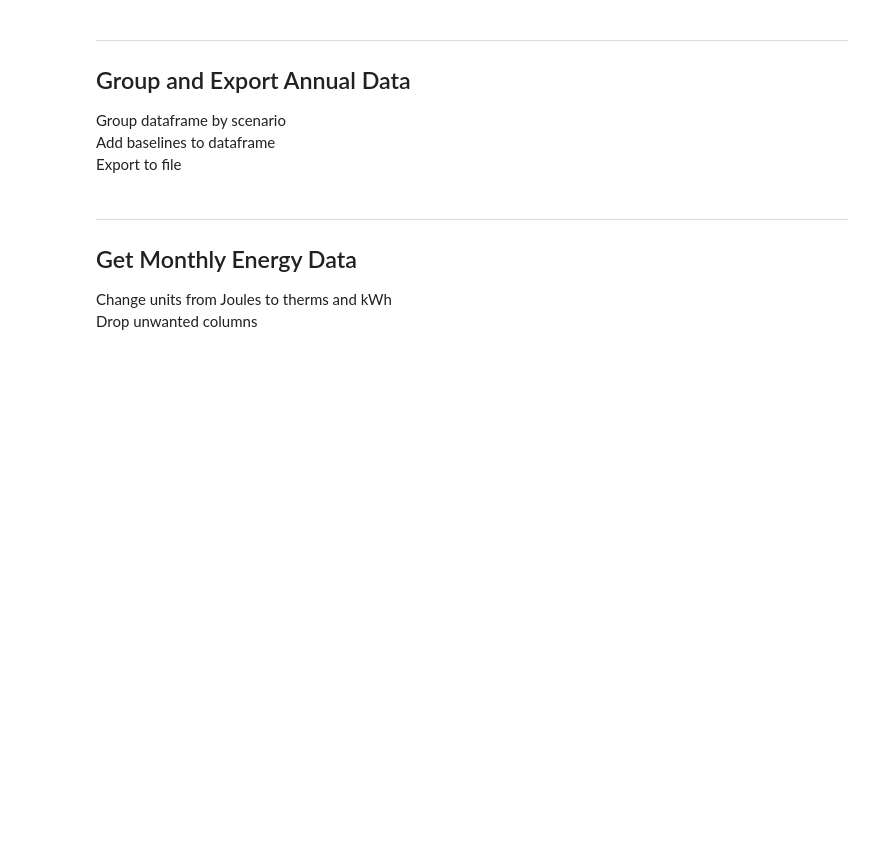
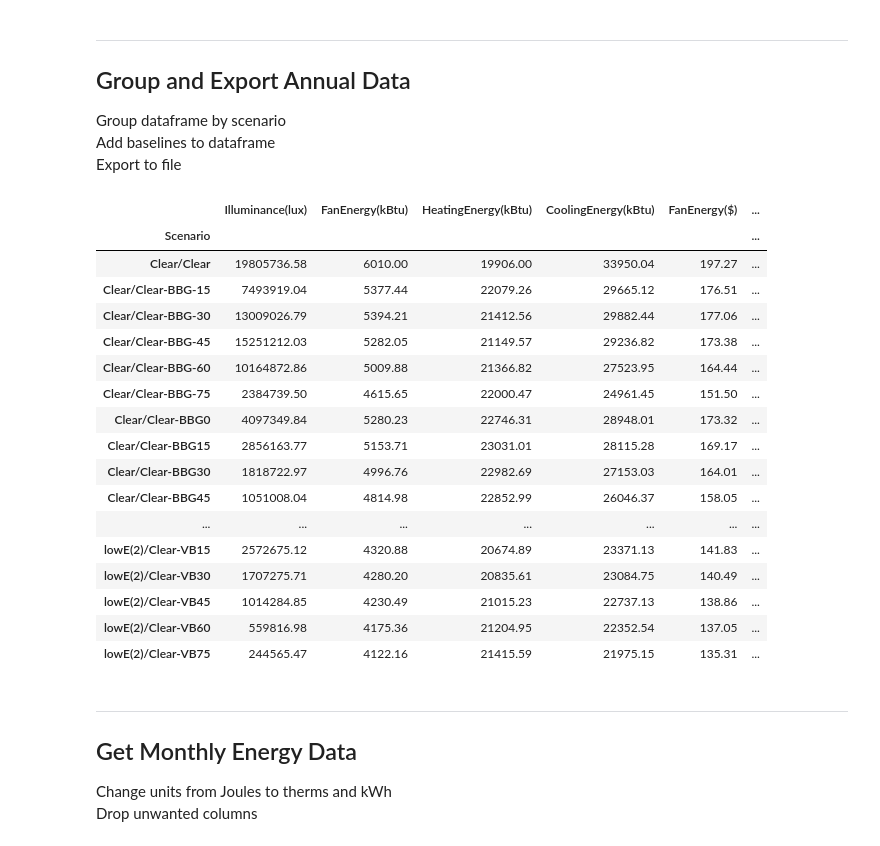
Before and after one commit to klharp/EPlus-Dashboard-ODL, a Jupyter notebook: HOU_Scraper.ipynb, the cells around one changed output. Drawn from its saved outputs; the diff is of its cells as text; code cells hidden in the pictures; blank space fills up the shorter version.

```diff
--- a/HOU_Scraper.ipynb
+++ b/HOU_Scraper.ipynb
@@ -112,6 +106,6 @@ get_annual["CoolingEnergy(kBtu)"] = get_annual["CoolingEnergy[J](Hourly) "] * .0
 #get_annual
 # %%
 # Drop columns
-get_annual.drop(columns = ["Illuminance(lux)", "FanEnergy[J](Hourly)", "HeatingEnergy[J](Hourly)", "CoolingEnergy[J](Hourly) "], axis=1, inplace=True)
+get_annual.drop(columns = ["FanEnergy[J](Hourly)", "HeatingEnergy[J](Hourly)", "CoolingEnergy[J](Hourly) "], axis=1, inplace=True)
 
-#get_annual
+get_annual
@@ -216,7 +252,7 @@ Add baselines to dataframe<br>
 Export to file
 # %%
 # Group by scenario
-annualData = allAnnualData.groupby(["Scenario"], as_index=False)
+annualData = allAnnualData.groupby(["Scenario"], as_index=True)
 
 #annualData.sum().round(2)
 # %%
@@ -226,9 +262,28 @@ annualDataFinal = annualData.sum().round(2)
 # %%
 # Add columns for delta from base
 annualDataFinal["DeltaEnergyFromBase"] = annualDataFinal["AnnualEnergy(kBtu)"] - annualEnergy
 annualDataFinal["DeltaCostFromBase"] = annualDataFinal["AnnualCost($)"] - annualCost
 
-#annualDataFinal.round(2)
+annualDataFinal.round(2)
+# %% [output]
+|  | Illuminance(lux) | FanEnergy(kBtu) | HeatingEnergy(kBtu) | CoolingEnergy(kBtu) | FanEnergy($) | ... |
+| Scenario |  |  |  |  |  | ... |
+| Clear/Clear | 19805736.58 | 6010.00 | 19906.00 | 33950.04 | 197.27 | ... |
+| Clear/Clear-BBG-15 | 7493919.04 | 5377.44 | 22079.26 | 29665.12 | 176.51 | ... |
+| Clear/Clear-BBG-30 | 13009026.79 | 5394.21 | 21412.56 | 29882.44 | 177.06 | ... |
+| Clear/Clear-BBG-45 | 15251212.03 | 5282.05 | 21149.57 | 29236.82 | 173.38 | ... |
+| Clear/Clear-BBG-60 | 10164872.86 | 5009.88 | 21366.82 | 27523.95 | 164.44 | ... |
+| Clear/Clear-BBG-75 | 2384739.50 | 4615.65 | 22000.47 | 24961.45 | 151.50 | ... |
+| Clear/Clear-BBG0 | 4097349.84 | 5280.23 | 22746.31 | 28948.01 | 173.32 | ... |
+| Clear/Clear-BBG15 | 2856163.77 | 5153.71 | 23031.01 | 28115.28 | 169.17 | ... |
+| Clear/Clear-BBG30 | 1818722.97 | 4996.76 | 22982.69 | 27153.03 | 164.01 | ... |
+| Clear/Clear-BBG45 | 1051008.04 | 4814.98 | 22852.99 | 26046.37 | 158.05 | ... |
+| ... | ... | ... | ... | ... | ... | ... |
+| lowE(2)/Clear-VB15 | 2572675.12 | 4320.88 | 20674.89 | 23371.13 | 141.83 | ... |
+| lowE(2)/Clear-VB30 | 1707275.71 | 4280.20 | 20835.61 | 23084.75 | 140.49 | ... |
+| lowE(2)/Clear-VB45 | 1014284.85 | 4230.49 | 21015.23 | 22737.13 | 138.86 | ... |
+| lowE(2)/Clear-VB60 | 559816.98 | 4175.36 | 21204.95 | 22352.54 | 137.05 | ... |
+| lowE(2)/Clear-VB75 | 244565.47 | 4122.16 | 21415.59 | 21975.15 | 135.31 | ... |
 # %%
 # Export grouped file to csv
 annualDataFinal.to_csv("../Scraper_Output/hou_annual_data.csv", header=True, index=True)
```
Also changed, not shown: parts of 21 cells of this notebook, 4 other files.
